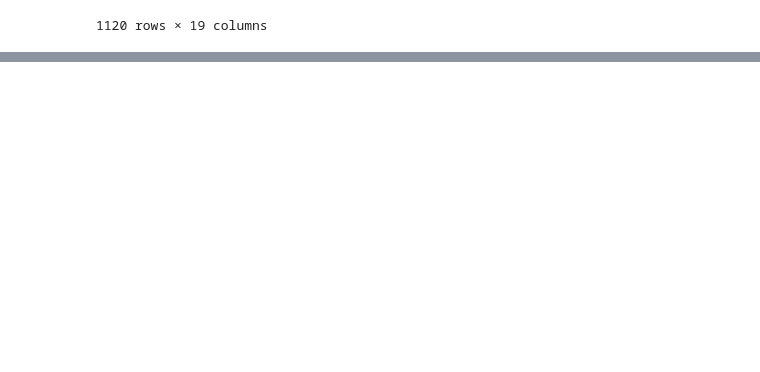
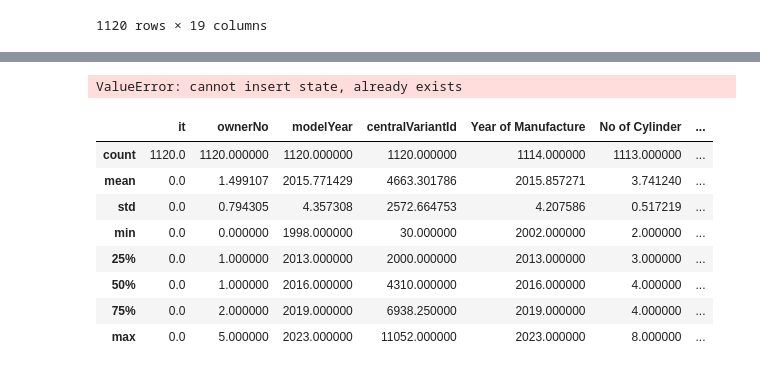
Before and after one commit to vasujeyakumar/Car_Dheko, a Jupyter notebook: data_cleaning.ipynb, the cells around one changed output, grey strips where cells are left out. Cells and saved outputs as stored; diff of their text form; code cells hidden in the pictures; blank space fills up the shorter version.

```diff
--- a/data_cleaning.ipynb
+++ b/data_cleaning.ipynb
@@ -70,0 +110,16 @@ KeyError: 'subHeading'
+# %%
+combined_df.insert(0,"state","jaipur")
+# %% [output]
+ValueError: cannot insert state, already exists
+# %%
+combined_df.describe()
+# %% [output]
+|  | it | ownerNo | modelYear | centralVariantId | Year of Manufacture | No of Cylinder | ... |
+| count | 1120.0 | 1120.000000 | 1120.000000 | 1120.000000 | 1114.000000 | 1113.000000 | ... |
+| mean | 0.0 | 1.499107 | 2015.771429 | 4663.301786 | 2015.857271 | 3.741240 | ... |
+| std | 0.0 | 0.794305 | 4.357308 | 2572.664753 | 4.207586 | 0.517219 | ... |
+| min | 0.0 | 0.000000 | 1998.000000 | 30.000000 | 2002.000000 | 2.000000 | ... |
+| 25% | 0.0 | 1.000000 | 2013.000000 | 2000.000000 | 2013.000000 | 3.000000 | ... |
+| 50% | 0.0 | 1.000000 | 2016.000000 | 4310.000000 | 2016.000000 | 4.000000 | ... |
+| 75% | 0.0 | 2.000000 | 2019.000000 | 6938.250000 | 2019.000000 | 4.000000 | ... |
+| max | 0.0 | 5.000000 | 2023.000000 | 11052.000000 | 2023.000000 | 8.000000 | ... |
```
Also changed, not shown: parts of 9 cells of this notebook.
